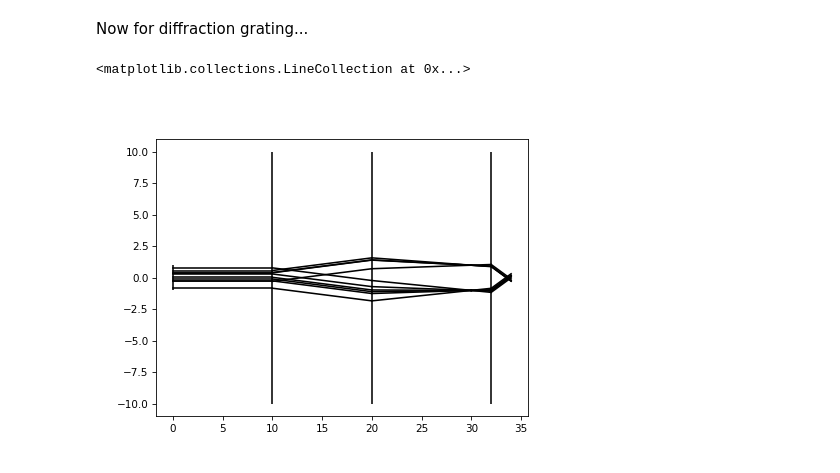
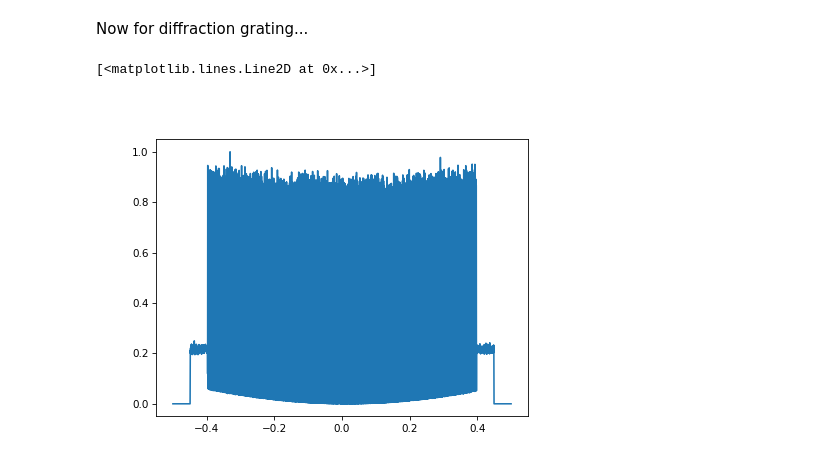
Before and after one commit to DavidLanders95/MonteCarloMS, a Jupyter notebook: lens.ipynb, the cells around one changed output. Drawn from its saved outputs; the diff is of its cells as text; code cells hidden in the pictures.

```diff
--- a/lens.ipynb
+++ b/lens.ipynb
@@ -687,16 +752,62 @@ rx_lens2_f, ry_lens2_f, rx_lens2_zl, ry_lens2_zl, rx_lens2_zr, ry_lens2_zr, L3,
 # %%
-plt.figure()
-plt.vlines(plane_wave_z, -1, 1, color = 'k', linestyle = '-')
-plt.plot([rz, rz_diff_l], [ry, ry_diff_l], '-k')
-plt.vlines(diff_grating_z, -10, 10, color = 'k', linestyle = '-')
-plt.plot([lens_z_1 + zl_1_1, lens_z_1], [ry_diff_r, ry_lens1_zl], '-k')
-plt.plot([lens_z_1, lens_z_1 + zl_1_2], [ry_lens1_zl, ry_lens1_f], '-k')
-plt.vlines(lens_z_1, -10, 10, color = 'k', linestyle = '-')
-# x2, y2, u1, v1, u2, v2, L2, M2, N2  = fourier_lens(x1, y1, z1, L1, M1, N1, z2, m_p)
-
-plt.plot([lens_z_2 + zl_2_1, lens_z_2], [ry_lens1_f, ry_lens2_zl], '-k')
-plt.plot([lens_z_2, lens_z_2 + zl_2_2], [ry_lens2_zr, ry_lens2_f], '-k')
-plt.vlines(lens_z_2, -10, 10, color = 'k', linestyle = '-')
+# plt.figure()
+# plt.vlines(plane_wave_z, -1, 1, color = 'k', linestyle = '-')
+# plt.plot([rz, rz_diff_l], [ry, ry_diff_l], '-k')
+# # plt.plot(z01_given_opl, x01_given_z, '-r')
+# plt.vlines(diff_grating_z, -10, 10, color = 'k', linestyle = '-')
+# plt.plot([lens_z_1 + zl_1_1, lens_z_1], [ry_diff_r, ry_lens1_l], '-k')
+# plt.plot([lens_z_1, lens_z_1 + (lens_z_2 - lens_z_1)], [ry_lens1_r, ry_lens2_l], '-k')
+# plt.vlines(lens_z_1, -10, 10, color = 'k', linestyle = '-')
+# plt.plot([lens_z_2, lens_z_2  + zl_2_2], [ry_lens2_r, ry_end], '-k')
+# plt.vlines(lens_z_2, -10, 10, color = 'k', linestyle = '-')
+# plt.axis('equal')
-# %% [output]
-<matplotlib.collections.LineCollection at 0x...>
-[figure, removed]
+# %%
+num_px_det_y = 5000
+num_px_det_x = 1
+det_image = np.zeros((num_px_det_y, num_px_det_x), dtype = np.complex128)
+
+det_shape = [num_px_det_y, num_px_det_x]
+det_width_y = 1
+det_centre_y = 0.0
+
+det_pixels_y, px_size_y = np.linspace(det_centre_y - det_width_y / 2, det_centre_y + det_width_y / 2, num_px_det_y, retstep = True)
+
+pixel_coords_x, pixel_coords_y = get_pixel_coords(np.zeros(ry_end.shape), ry_end, det_shape, px_size_y)
+pixel_coords_y, pixel_coords_x = np.round((pixel_coords_y, pixel_coords_x)).astype(int)
+
+dx = np.sqrt((ry_end - det_pixels_y[pixel_coords_y]) ** 2)
+
+ray_phase = np.exp(1j * (2*np.pi / wl) * (opl7 + dx * M3))
+sy, sx = det_shape
+
+mask = np.logical_and(
+    np.logical_and(
+        0 <= pixel_coords_y,
+        pixel_coords_y < sy
+    ),
+    np.logical_and(
+        0 <= pixel_coords_x,
+        pixel_coords_x < sx
+    )
+)
+
+flat_icds = np.ravel_multi_index(
+    [
+        pixel_coords_y[mask],
+        pixel_coords_x[mask],
+    ],
+    det_shape
+)
+
+np.add.at(
+    det_image.ravel(),
+    flat_icds,
+    ray_phase,
+)
+
+plt.figure()
+plt.plot(det_pixels_y, np.abs(det_image[:, 0]) ** 2 / np.max(np.abs(det_image[:, 0]) ** 2))
+# plt.plot(det_pixels_y, 1/2 * (np.cos(4 * np.pi * 200 * det_pixels_y / 0.2) + 1))
+# %% [output]
+[<matplotlib.lines.Line2D at 0x...>]
+[figure, added]
```
Also changed, not shown: parts of 8 cells of this notebook, 1 other file.
